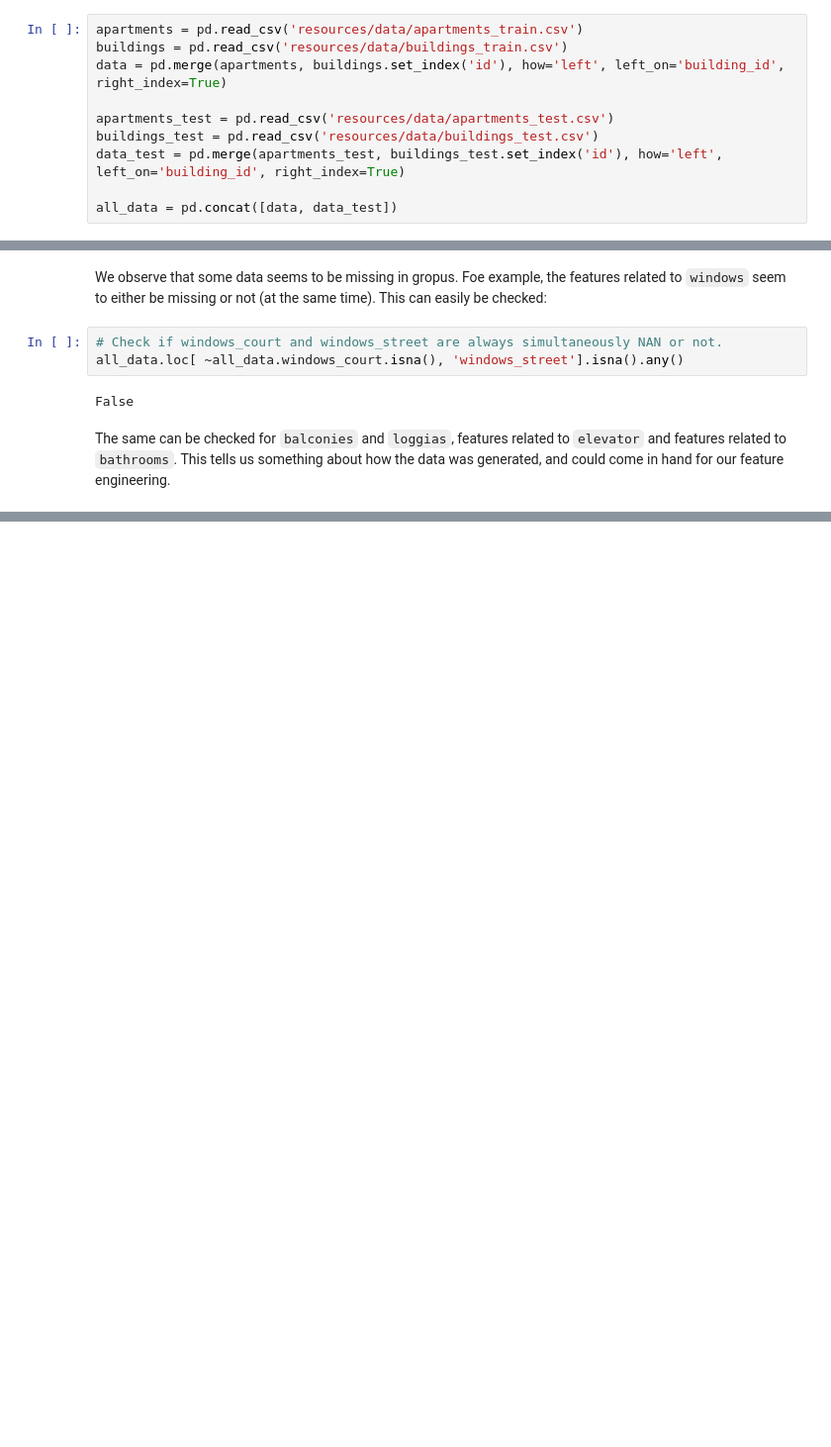
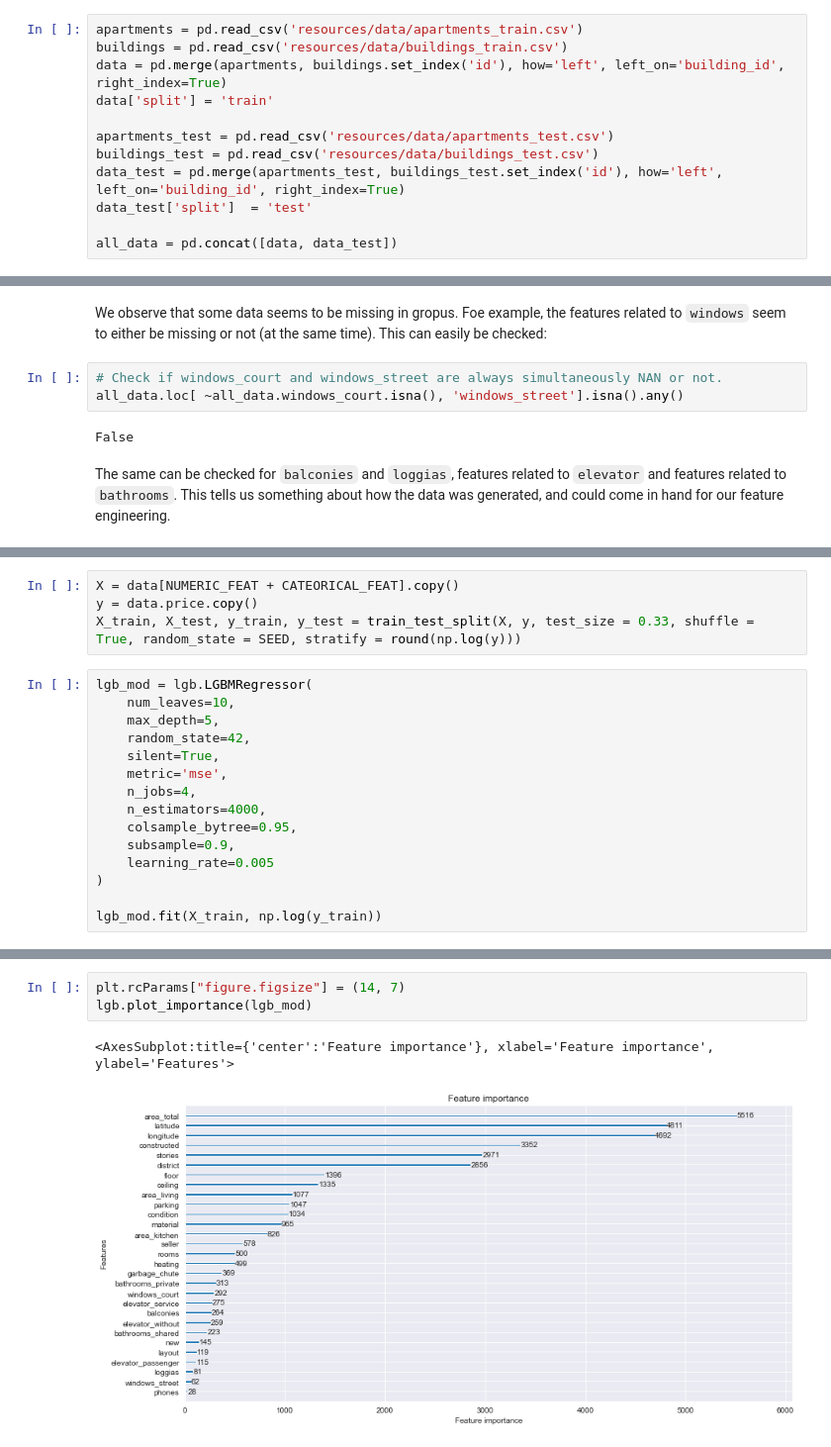
Before and after one commit to jimoskar/ml, a Jupyter notebook: project/long_notebook.ipynb, the cells around one changed output, grey strips where cells are left out. Shown at 99% size. Drawn from its saved outputs; the diff is of its cells as text; blank space fills up the shorter version.

```diff
--- a/project/long_notebook.ipynb
+++ b/project/long_notebook.ipynb
@@ -57,10 +68,12 @@ def rmsle(y_true, y_pred):
 apartments = pd.read_csv('resources/data/apartments_train.csv')
 buildings = pd.read_csv('resources/data/buildings_train.csv')
 data = pd.merge(apartments, buildings.set_index('id'), how='left', left_on='building_id', right_index=True)
+data['split'] = 'train'
 
 apartments_test = pd.read_csv('resources/data/apartments_test.csv')
 buildings_test = pd.read_csv('resources/data/buildings_test.csv')
 data_test = pd.merge(apartments_test, buildings_test.set_index('id'), how='left', left_on='building_id', right_index=True)
+data_test['split']  = 'test'
 
 all_data = pd.concat([data, data_test])
 # %% [markdown]
@@ -179,0 +197,19 @@ The same can be checked for `balconies` and `loggias`, features related to `elev
+# %%
+X = data[NUMERIC_FEAT + CATEORICAL_FEAT].copy()
+y = data.price.copy()
+X_train, X_test, y_train, y_test = train_test_split(X, y, test_size = 0.33, shuffle = True, random_state = SEED, stratify = round(np.log(y)))
+# %%
+lgb_mod = lgb.LGBMRegressor(
+    num_leaves=10,
+    max_depth=5,
+    random_state=42,
+    silent=True,
+    metric='mse',
+    n_jobs=4,
+    n_estimators=4000,
+    colsample_bytree=0.95,
+    subsample=0.9,
+    learning_rate=0.005
+)
+
+lgb_mod.fit(X_train, np.log(y_train))
@@ -179,0 +229,6 @@ The same can be checked for `balconies` and `loggias`, features related to `elev
+# %%
+plt.rcParams["figure.figsize"] = (14, 7)
+lgb.plot_importance(lgb_mod)
+# %% [output]
+<AxesSubplot:title={'center':'Feature importance'}, xlabel='Feature importance', ylabel='Features'>
+[figure, added]
```
Also changed, not shown: parts of 10 cells of this notebook.
